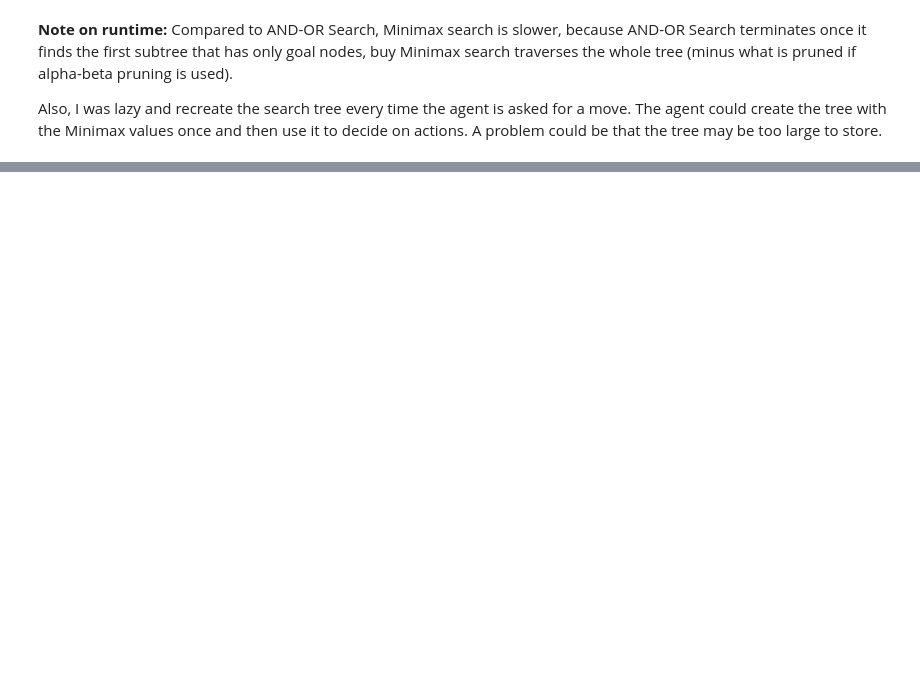
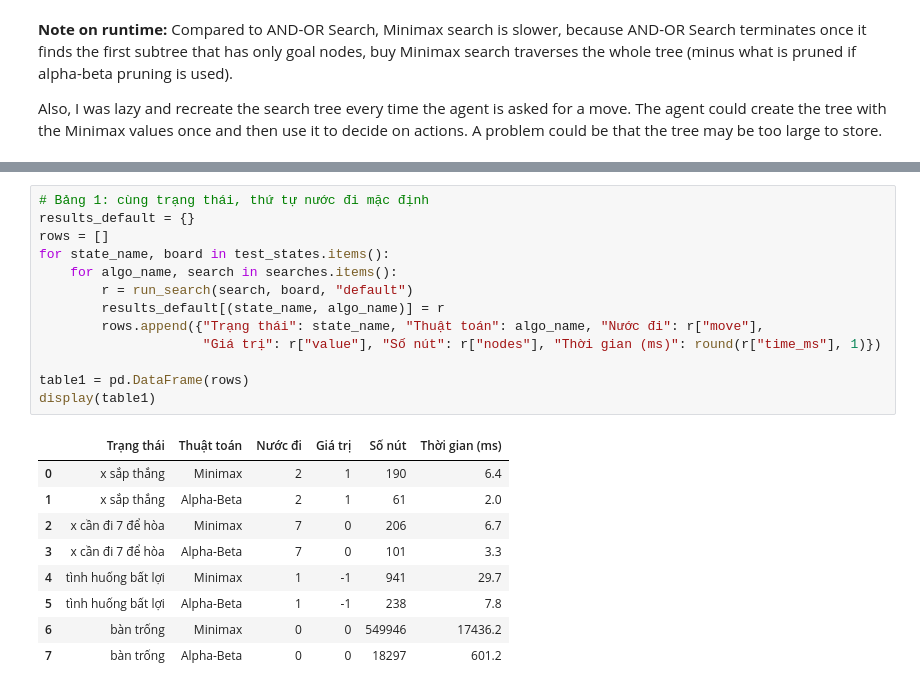
Before and after one commit to Ko4rut/ML-Advance-Group, a Jupyter notebook: lab05 - game/lab05 - game/tictactoe_alpha_beta_tree_search.ipynb, the cells around one changed output, grey strips where cells are left out. Drawn from its saved outputs; the diff is of its cells as text; blank space fills up the shorter version.

```diff
--- a/lab05 - game/lab05 - game/tictactoe_alpha_beta_tree_search.ipynb
+++ b/lab05 - game/lab05 - game/tictactoe_alpha_beta_tree_search.ipynb
@@ -451,0 +537,23 @@ Also, I was lazy and recreate the search tree every time the agent is asked for
+# %%
+# Bảng 1: cùng trạng thái, thứ tự nước đi mặc định
+results_default = {}
+rows = []
+for state_name, board in test_states.items():
+    for algo_name, search in searches.items():
+        r = run_search(search, board, "default")
+        results_default[(state_name, algo_name)] = r
+        rows.append({"Trạng thái": state_name, "Thuật toán": algo_name, "Nước đi": r["move"],
+                     "Giá trị": r["value"], "Số nút": r["nodes"], "Thời gian (ms)": round(r["time_ms"], 1)})
+
+table1 = pd.DataFrame(rows)
+display(table1)
+# %% [output]
+|  | Trạng thái | Thuật toán | Nước đi | Giá trị | Số nút | Thời gian (ms) |
+| 0 | x sắp thắng | Minimax | 2 | 1 | 190 | 6.4 |
+| 1 | x sắp thắng | Alpha-Beta | 2 | 1 | 61 | 2.0 |
+| 2 | x cần đi 7 để hòa | Minimax | 7 | 0 | 206 | 6.7 |
+| 3 | x cần đi 7 để hòa | Alpha-Beta | 7 | 0 | 101 | 3.3 |
+| 4 | tình huống bất lợi | Minimax | 1 | -1 | 941 | 29.7 |
+| 5 | tình huống bất lợi | Alpha-Beta | 1 | -1 | 238 | 7.8 |
+| 6 | bàn trống | Minimax | 0 | 0 | 549946 | 17436.2 |
+| 7 | bàn trống | Alpha-Beta | 0 | 0 | 18297 | 601.2 |
```
Also changed, not shown: parts of 34 cells of this notebook.
